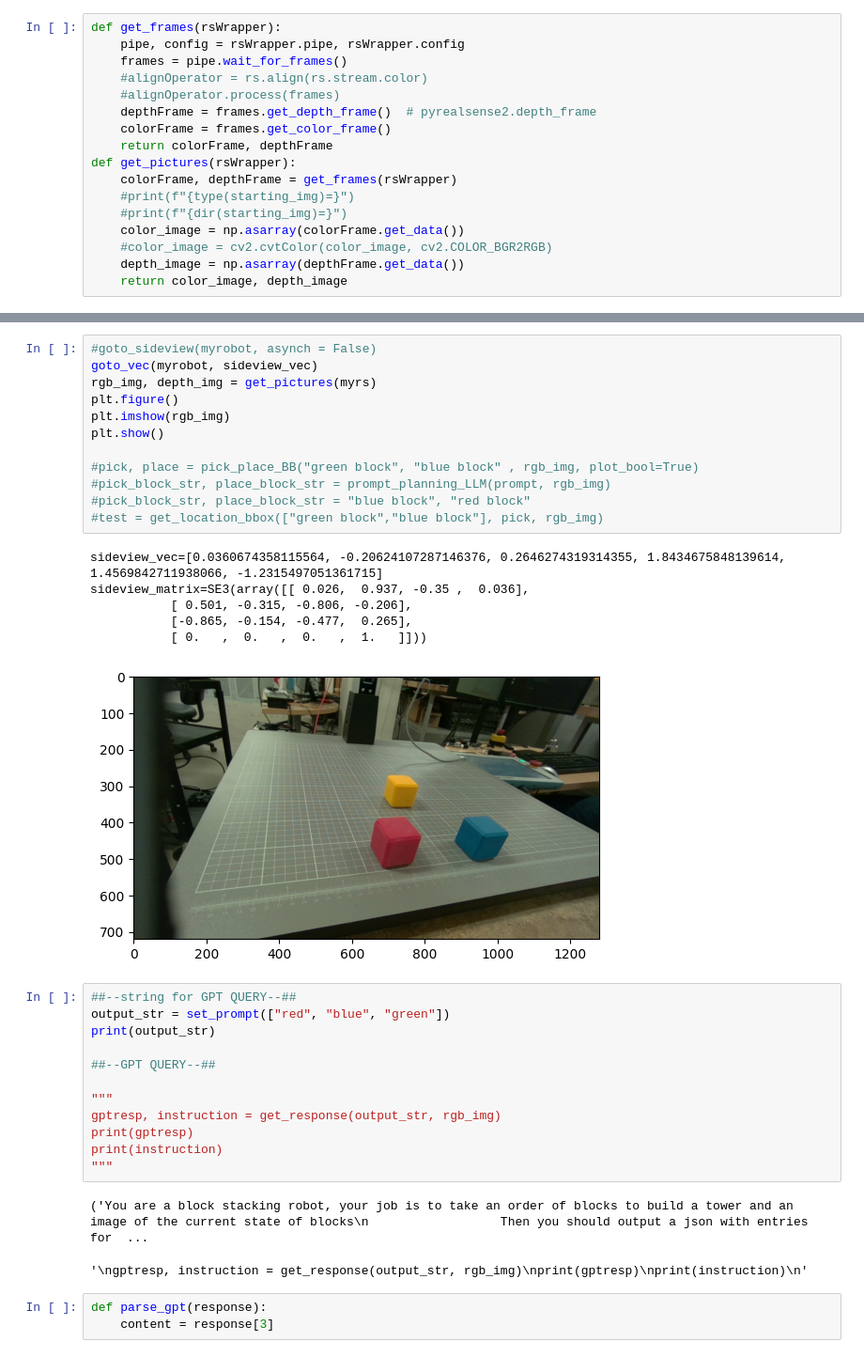
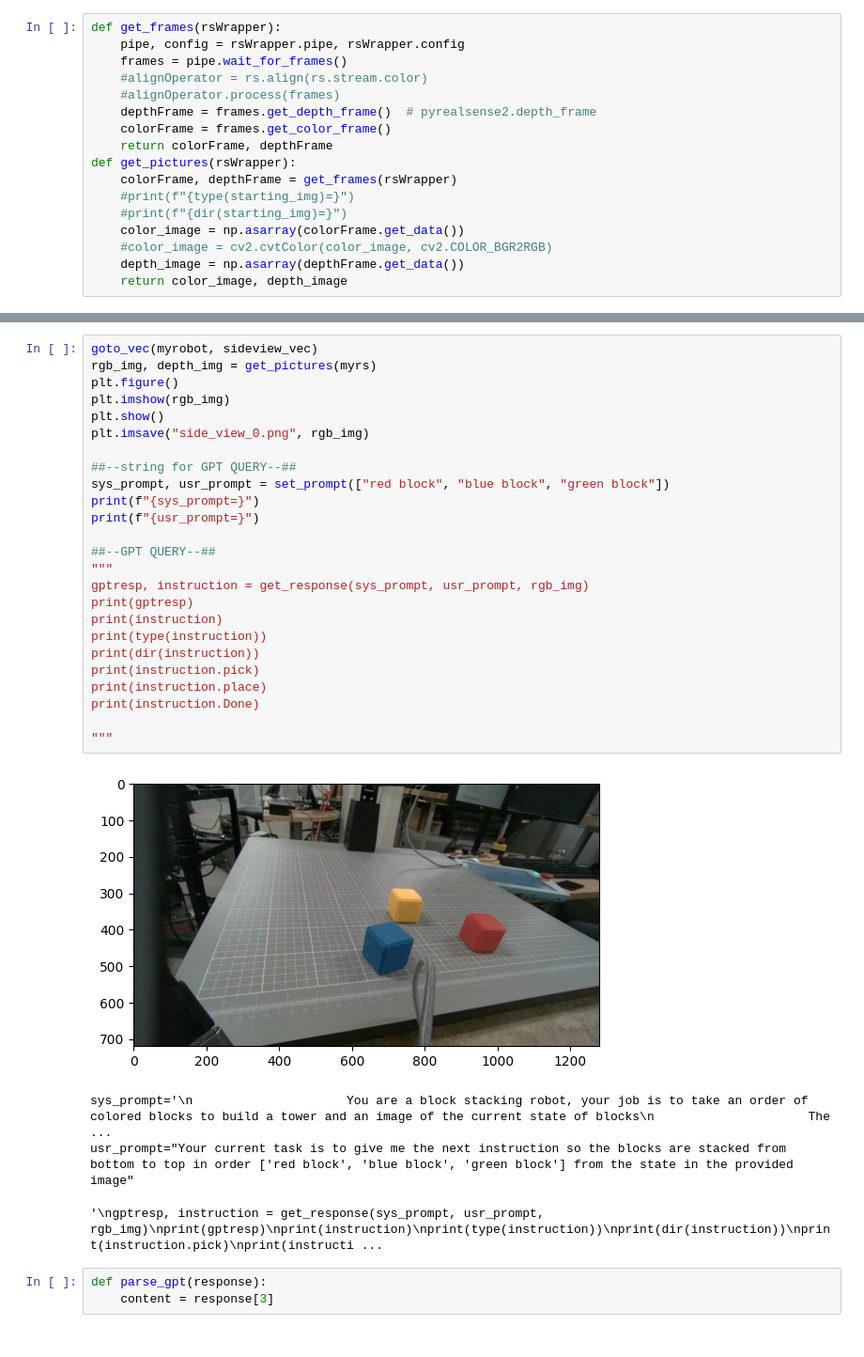
Before and after one commit to correlllab/FoundationModelBlockStacking, a Jupyter notebook: final_proj.ipynb, the cells around one changed output, grey strips where cells are left out. Shown: that part at 94% size. Drawn from its saved outputs; the diff is of its cells as text.

Commit message:
chain of thought prompting

```diff
--- a/final_proj.ipynb
+++ b/final_proj.ipynb
@@ -221,37 +203,33 @@ print(output_str)
-# %%
-#goto_sideview(myrobot, asynch = False)
-goto_vec(myrobot, sideview_vec)
-rgb_img, depth_img = get_pictures(myrs)
-plt.figure()
-plt.imshow(rgb_img)
-plt.show()
-
-#pick, place = pick_place_BB("green block", "blue block" , rgb_img, plot_bool=True)
-#pick_block_str, place_block_str = prompt_planning_LLM(prompt, rgb_img)
-#pick_block_str, place_block_str = "blue block", "red block"
-#test = get_location_bbox(["green block","blue block"], pick, rgb_img)
-# %% [output]
-sideview_vec=[0.0360674358115564, -0.20624107287146376, 0.2646274319314355, 1.8434675848139614, 1.4569842711938066, -1.2315497051361715]
-sideview_matrix=SE3(array([[ 0.026,  0.937, -0.35 ,  0.036],
-           [ 0.501, -0.315, -0.806, -0.206],
-           [-0.865, -0.154, -0.477,  0.265],
-           [ 0.   ,  0.   ,  0.   ,  1.   ]]))
-[figure, removed]
-# %%
-##--string for GPT QUERY--##
-output_str = set_prompt(["red", "blue", "green"])
-print(output_str)
-
-##--GPT QUERY--##
-
-"""
-gptresp, instruction = get_response(output_str, rgb_img)
-print(gptresp)
-print(instruction)
-"""
-# %% [output]
-('You are a block stacking robot, your job is to take an order of blocks to build a tower and an image of the current state of blocks\n                  Then you should output a json with entries for  ...
-'\ngptresp, instruction = get_response(output_str, rgb_img)\nprint(gptresp)\nprint(instruction)\n'
+# %%
+goto_vec(myrobot, sideview_vec)
+rgb_img, depth_img = get_pictures(myrs)
+plt.figure()
+plt.imshow(rgb_img)
+plt.show()
+plt.imsave("side_view_0.png", rgb_img)
+
+##--string for GPT QUERY--##
+sys_prompt, usr_prompt = set_prompt(["red block", "blue block", "green block"])
+print(f"{sys_prompt=}")
+print(f"{usr_prompt=}")
+
+##--GPT QUERY--##
+"""
+gptresp, instruction = get_response(sys_prompt, usr_prompt, rgb_img)
+print(gptresp)
+print(instruction)
+print(type(instruction))
+print(dir(instruction))
+print(instruction.pick)
+print(instruction.place)
+print(instruction.Done)
+
+"""
+# %% [output]
+[figure, added]
+sys_prompt='\n                     You are a block stacking robot, your job is to take an order of colored blocks to build a tower and an image of the current state of blocks\n                     The ...
+usr_prompt="Your current task is to give me the next instruction so the blocks are stacked from bottom to top in order ['red block', 'blue block', 'green block'] from the state in the provided image"
+'\ngptresp, instruction = get_response(sys_prompt, usr_prompt, rgb_img)\nprint(gptresp)\nprint(instruction)\nprint(type(instruction))\nprint(dir(instruction))\nprint(instruction.pick)\nprint(instructi ...
 # %%
 def parse_gpt(response):
     content = response[3]
```
Also changed, not shown: parts of 10 cells of this notebook, 2 other files.
